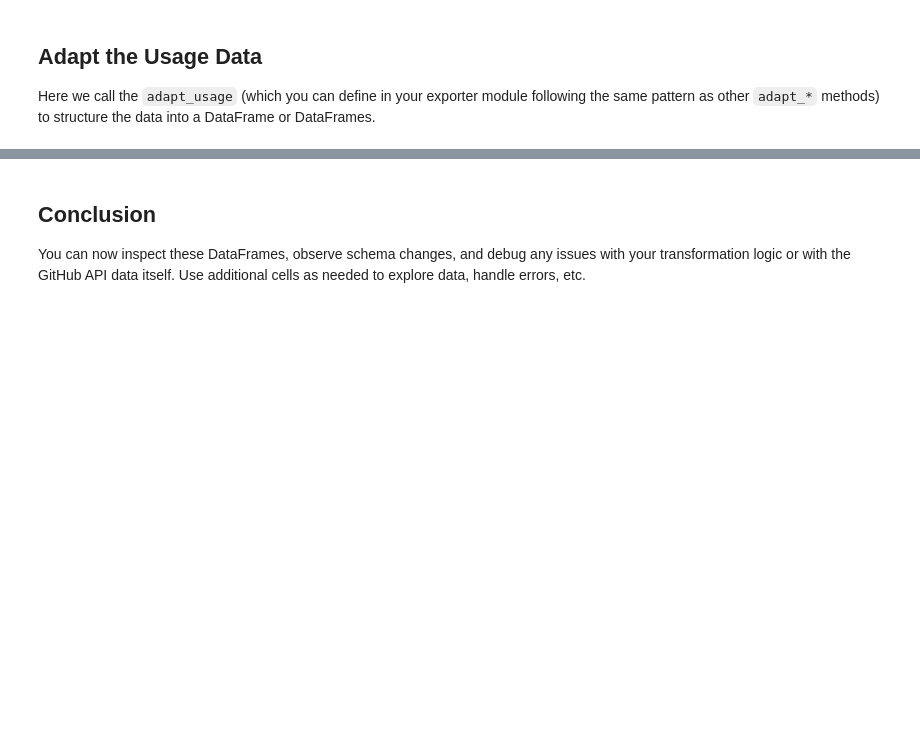
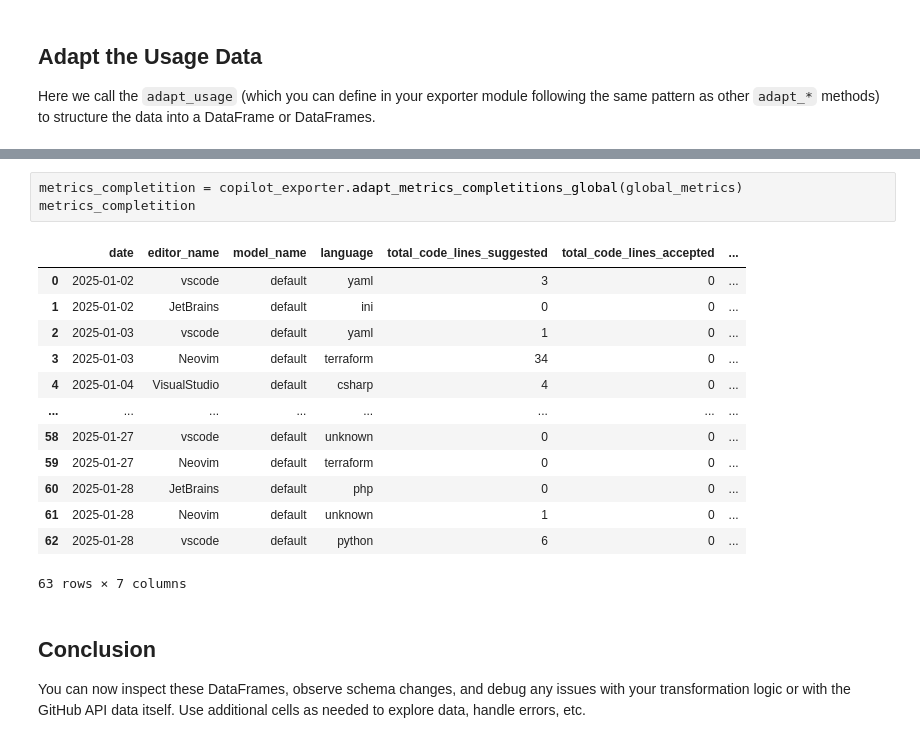
Before and after one commit to devops-opensource/devops-metrics, a Jupyter notebook: notebooks/debug_copilot_usage.ipynb, the cells around one changed output, grey strips where cells are left out. Cells and saved outputs as stored; diff of their text form; blank space fills up the shorter version.

```diff
--- a/notebooks/debug_copilot_usage.ipynb
+++ b/notebooks/debug_copilot_usage.ipynb
@@ -102,3 +166,20 @@ metrics_ide
+# %%
+metrics_completition = copilot_exporter.adapt_metrics_completitions_global(global_metrics)
+metrics_completition
+# %% [output]
+|  | date | editor_name | model_name | language | total_code_lines_suggested | total_code_lines_accepted | ... |
+| 0 | 2025-01-02 | vscode | default | yaml | 3 | 0 | ... |
+| 1 | 2025-01-02 | JetBrains | default | ini | 0 | 0 | ... |
+| 2 | 2025-01-03 | vscode | default | yaml | 1 | 0 | ... |
+| 3 | 2025-01-03 | Neovim | default | terraform | 34 | 0 | ... |
+| 4 | 2025-01-04 | VisualStudio | default | csharp | 4 | 0 | ... |
+| ... | ... | ... | ... | ... | ... | ... | ... |
+| 58 | 2025-01-27 | vscode | default | unknown | 0 | 0 | ... |
+| 59 | 2025-01-27 | Neovim | default | terraform | 0 | 0 | ... |
+| 60 | 2025-01-28 | JetBrains | default | php | 0 | 0 | ... |
+| 61 | 2025-01-28 | Neovim | default | unknown | 1 | 0 | ... |
+| 62 | 2025-01-28 | vscode | default | python | 6 | 0 | ... |
+63 rows × 7 columns
 # %% [markdown]
 ## Conclusion
 You can now inspect these DataFrames, observe schema changes, and debug any issues with your transformation logic or with the GitHub API data itself. Use additional cells as needed to explore data, handle errors, etc.
```
Also changed, not shown: parts of 7 cells of this notebook, 1 other file.
